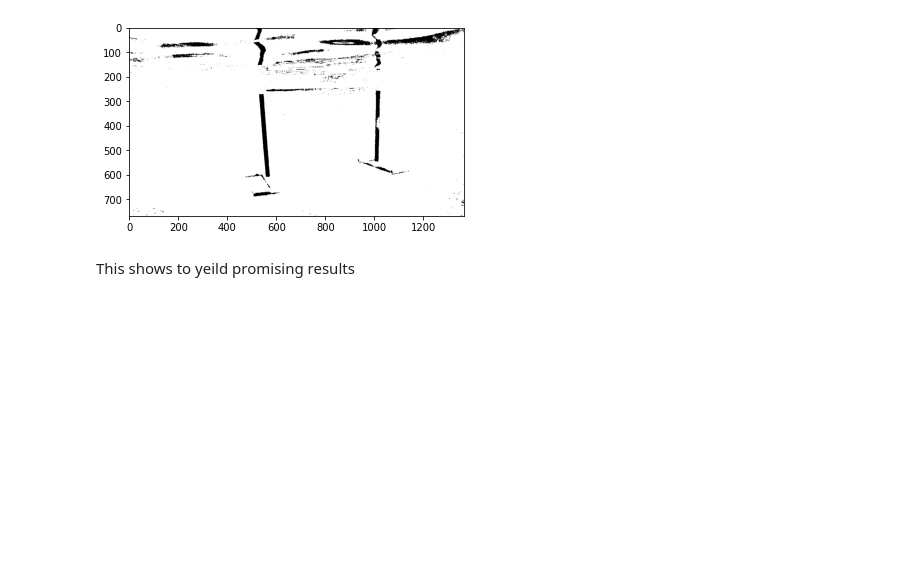
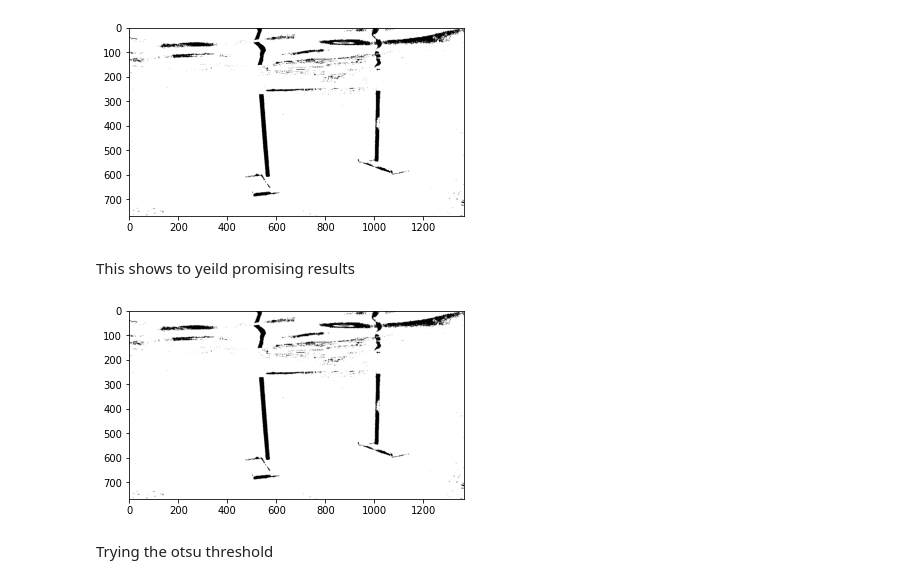
Before and after one commit to ArjunRameshV/image_processing_for_auv, a Jupyter notebook: AUV_threshold.ipynb, the cells around one changed output. Saved outputs shown, nothing was run; the diff lists cells and outputs as text; code cells hidden in the pictures; blank space fills up the shorter version.

```diff
--- a/AUV_threshold.ipynb
+++ b/AUV_threshold.ipynb
@@ -53,3 +53,10 @@ display_g(thresh3)
 [figure]
 # %% [markdown]
 This shows to yeild promising results
+# %%
+gaus_img = cv2.GaussianBlur(thresh3,(3,3),0.5)
+display_g(gaus_img)
+# %% [output]
+[figure, added]
+# %% [markdown]
+Trying the otsu threshold
```
Also changed, not shown: parts of 2 cells of this notebook.
